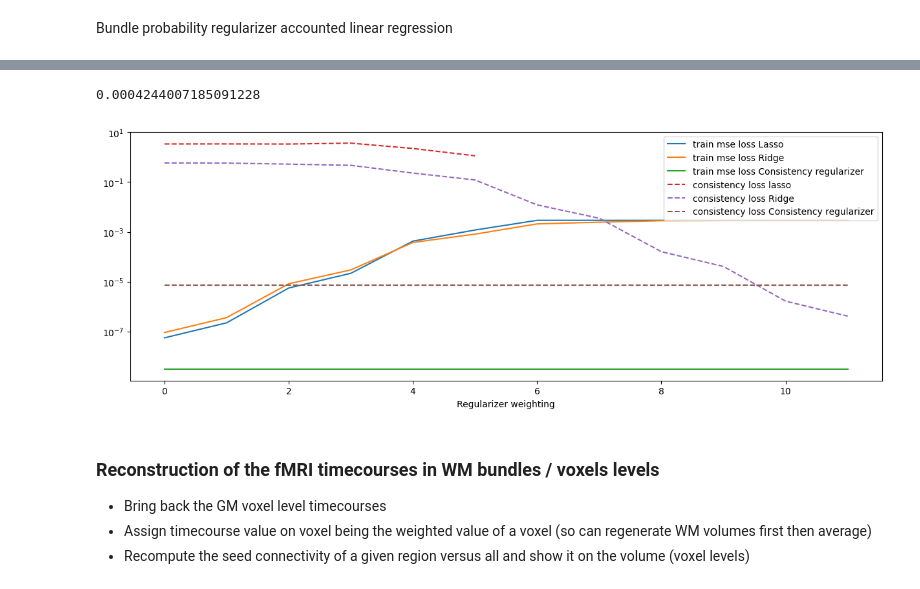
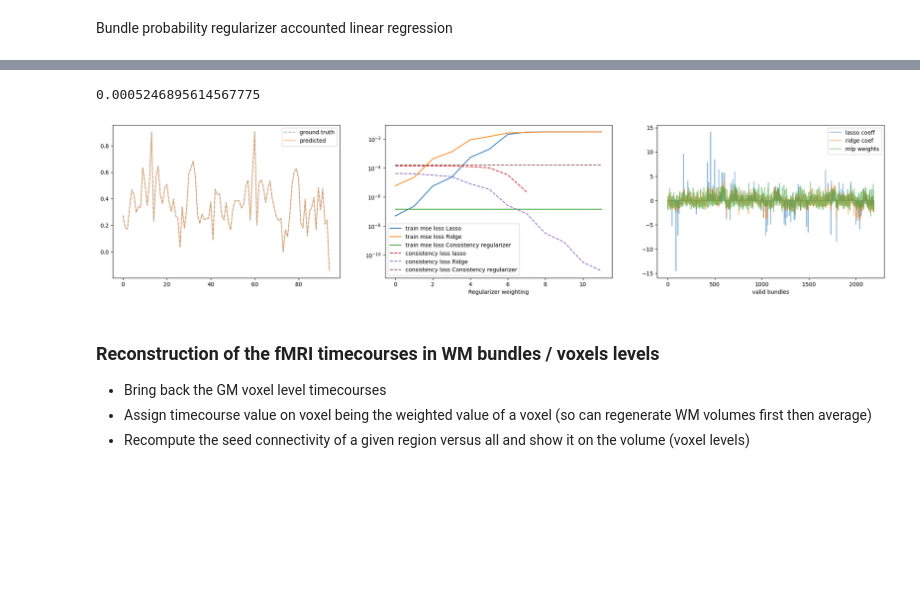
Before and after one commit to miki998/structural_wminpainting, a Jupyter notebook: functional_fiberatlas.ipynb, the cells around one changed output, grey strips where cells are left out. Drawn from its saved outputs; the diff is of its cells as text; code cells hidden in the pictures; blank space fills up the shorter version.

```diff
--- a/functional_fiberatlas.ipynb
+++ b/functional_fiberatlas.ipynb
@@ -213,5 +267,7 @@ plt.colorbar()
 # %% [markdown]
 #### 1. End-region encoded vectors
+# %%
+thresh_subjapp = nsubject * 0.15 # consider bundles that appaear at least in 30 % of the subjects
 # %%
 # Generating the X samples and the y samples
 # 1. Careful as well to remove the auto-correlation in the diagonal
@@ -224,6 +280,7 @@ for i in tqdm(range(1,nb_regions + 1)):
     for j in range(i,nb_regions + 1):
         tmp = get_bundles_betweenreg(hf, i, j, verbose=False)
         if tmp is None: continue
+        if np.sum(tmp[:,3] > (thresh_subjapp)) == 0: continue
         bundles_labels.append((i,j))
         pairs[i-1,j-1] = 1.0
         vec = np.zeros(nb_regions)
@@ -259,3 +297,9 @@ array([0.09294647, 0.09296305, 0.09297285, 0.09299549, 0.09299865,
+# %%
+# #Using mean connectivity of all regions
+# y = (corr_mat - np.eye((nb_regions))).mean(axis=0)
+
+# #Using connectivity again PCC
+y = corr_mat[index_of_interest].mean(axis=0)
 # %%
 regularizers = np.sort(np.concatenate([np.logspace(0,5,6), np.logspace(0,5,6) / 2]))
 
@@ -295,12 +324,8 @@ def consistency_regularizer(x, C):
 # %%
-import torch
-import torch.nn as nn
-
-
 torch.manual_seed(99)
 # Model defining
 lreg = nn.Sequential(
-    nn.Linear(4222, 1),
+    nn.Linear(len(X), 1),
 )
 
 # Optimization step
@@ -321,8 +346,8 @@ for n in tqdm(range(num_epochs)):
     genloss = loss_func(y_pred, ytorch)
     # loss =  genloss + reg_loss + l1_regloss
     loss =  genloss + reg_loss
-    if n % 100 == 0:
-        print(genloss, l1_regloss, reg_loss)
+    # if n % 100 == 0:
+    #     print(genloss, l1_regloss, reg_loss)
 
     # Add regularizer considering consistency of bundles
     optimizer.zero_grad()
@@ -330,4 +355,5 @@ for n in tqdm(range(num_epochs)):
     optimizer.step()
 
 mlp_weight = lreg[0].weight.detach().numpy()[0]
+print(consistency_regularizer(mlp_weight, Cscale1))
 # %% [output]
@@ -368,19 +361,42 @@ consistency_scores_lreg[:] = consistency_regularizer(mlp_weight, Cscale1)
 # %%
-fig, ax = plt.subplots(1, figsize=(15,5))
-ax.plot(scores_lasso, label='train mse loss Lasso')
-ax.plot(scores, label='train mse loss Ridge')
-ax.plot(lreg_scores, label='train mse loss Consistency regularizer')
-ax.set_yscale('log')
+lreg_scores = np.zeros_like(scores)
+lreg_scores[:] = loss_func(y_pred, ytorch).detach().item()
 
-ax.plot(consistency_scores_lasso, linestyle='--', label='consistency loss lasso')
-ax.plot(consistency_scores, linestyle='--', label='consistency loss Ridge')
-ax.plot(consistency_scores_lreg, linestyle='--', label='consistency loss Consistency regularizer')
-ax.legend()
-ax.set_xlabel('Regularizer weighting')
+consistency_scores_lasso = np.array([consistency_regularizer(coefs_lasso[i], Cscale1) for i in range(len(coefs_lasso))])
+consistency_scores = np.array([consistency_regularizer(coefs[i], Cscale1) for i in range(len(coefs))])
+consistency_scores_lasso[consistency_scores_lasso == 0] = np.nan
+consistency_scores[consistency_scores == 0] = np.nan
+consistency_scores_lreg = np.zeros_like(scores)
+consistency_scores_lreg[:] = consistency_regularizer(mlp_weight, Cscale1)
+
+fig, ax = plt.subplots(1, 3, figsize=(25,5))
+
+ax[0].plot(ytorch.detach().numpy().flatten(), label='ground truth', linestyle='--', alpha=0.5)
+ax[0].plot(y_pred.detach().numpy().flatten(), label='predicted', alpha=0.5)
+ax[0].legend()
+
+ax[1].plot(scores_lasso, label='train mse loss Lasso')
+ax[1].plot(scores, label='train mse loss Ridge')
+ax[1].plot(lreg_scores, label='train mse loss Consistency regularizer')
+ax[1].set_yscale('log')
+
+ax[1].plot(consistency_scores_lasso, linestyle='--', label='consistency loss lasso')
+ax[1].plot(consistency_scores, linestyle='--', label='consistency loss Ridge')
+ax[1].plot(consistency_scores_lreg, linestyle='--', label='consistency loss Consistency regularizer')
+ax[1].legend()
+ax[1].set_xlabel('Regularizer weighting')
+
+# The different coefs chosen and regularizers choen
+ax[2].plot(zscore(coefs_lasso[4]), label='lasso coeff', alpha=0.5)
+ax[2].plot(zscore(coefs[3]), label='ridge coef', alpha=0.5)
+ax[2].plot(zscore(mlp_weight), label='mlp weights', alpha=0.5)
+ax[2].set_xlabel('valid bundles')
+ax[2].legend()
+
 scores_lasso[np.argmax(np.abs(np.diff(scores_lasso)))-1]
 # %% [output]
-0.0004244007185091228
+0.0005246895614567775
-[figure, old version]
+[figure, new version]
 # %% [markdown]
 ### Reconstruction of the fMRI timecourses in WM bundles / voxels levels
 
```
Also changed, not shown: parts of 68 cells of this notebook, 2 other files.
